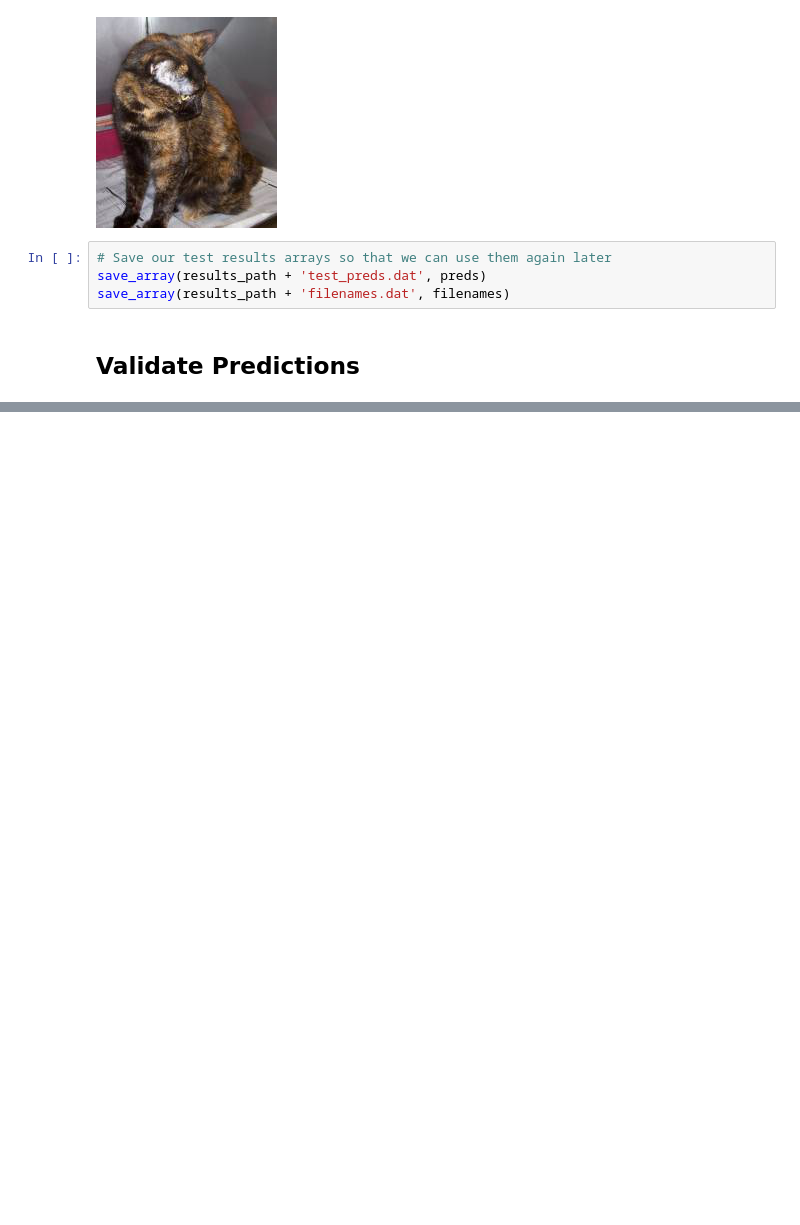
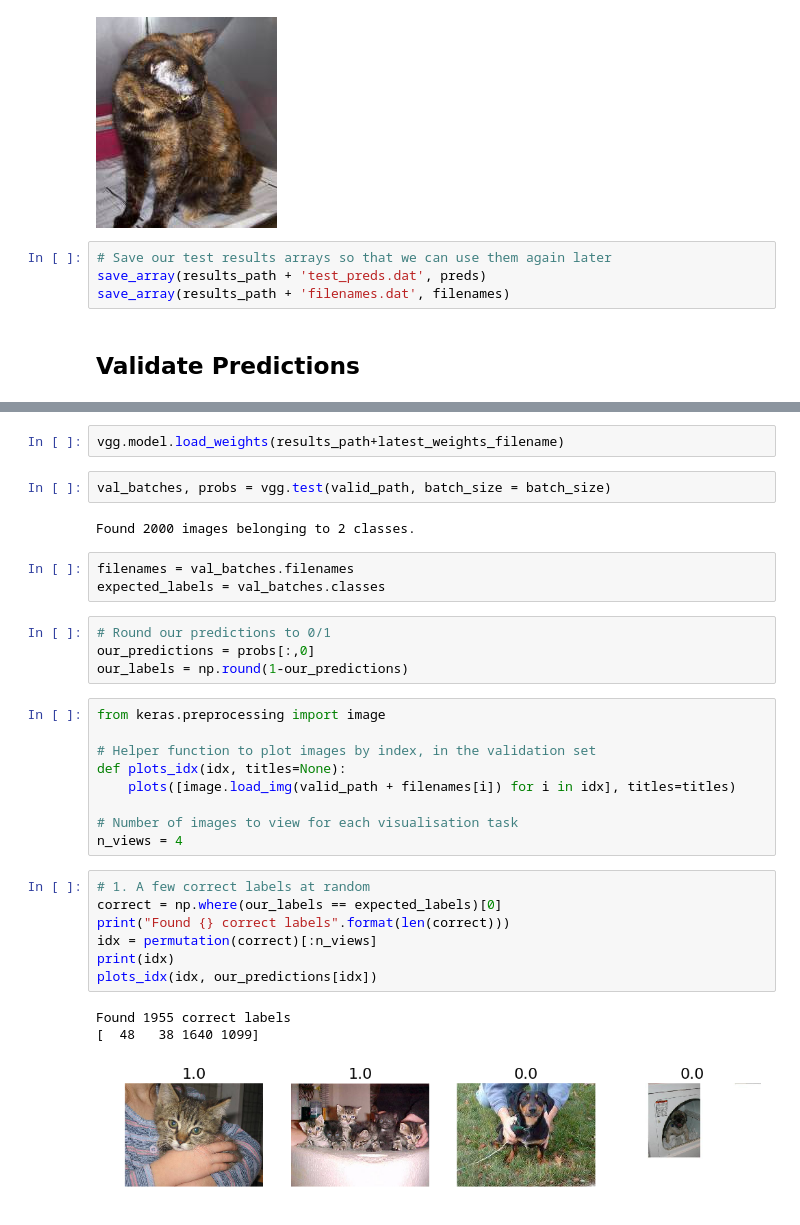
Before and after one commit to Watalza/courses, a Jupyter notebook: deeplearning1/nbs/lesson1_2.ipynb, the cells around one changed output, grey strips where cells are left out. Saved outputs shown, nothing was run; the diff lists cells and outputs as text; blank space fills up the shorter version.

```diff
--- a/deeplearning1/nbs/lesson1_2.ipynb
+++ b/deeplearning1/nbs/lesson1_2.ipynb
@@ -171,0 +182,33 @@ save_array(results_path + 'filenames.dat', filenames)
+# %%
+vgg.model.load_weights(results_path+latest_weights_filename)
+# %%
+val_batches, probs = vgg.test(valid_path, batch_size = batch_size)
+# %% [output]
+Found 2000 images belonging to 2 classes.
+# %%
+filenames = val_batches.filenames
+expected_labels = val_batches.classes
+# %%
+# Round our predictions to 0/1
+our_predictions = probs[:,0]
+our_labels = np.round(1-our_predictions)
+# %%
+from keras.preprocessing import image
+
+# Helper function to plot images by index, in the validation set
+def plots_idx(idx, titles=None):
+    plots([image.load_img(valid_path + filenames[i]) for i in idx], titles=titles)
+
+# Number of images to view for each visualisation task
+n_views = 4
+# %%
+# 1. A few correct labels at random
+correct = np.where(our_labels == expected_labels)[0]
+print("Found {} correct labels".format(len(correct)))
+idx = permutation(correct)[:n_views]
+print(idx)
+plots_idx(idx, our_predictions[idx])
+# %% [output]
+Found 1955 correct labels
+[  48   38 1640 1099]
+[figure, added]
```
Also changed, not shown: parts of 14 cells of this notebook.
